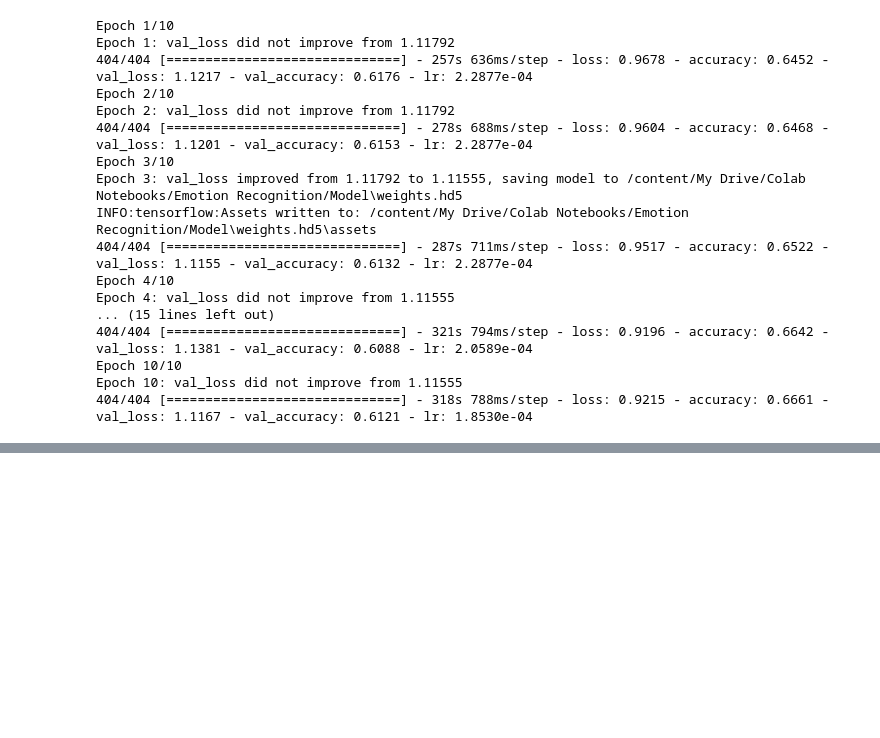
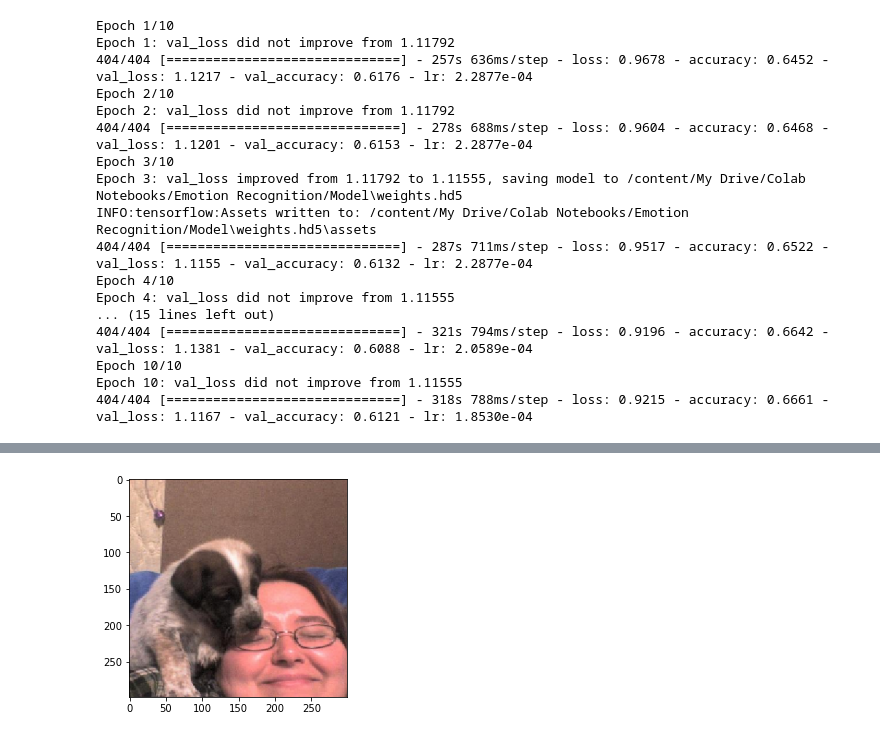
Before and after one commit to CSCI4850/s22-team1-project, a Jupyter notebook: Emotion-Final.ipynb, the cells around one changed output, grey strips where cells are left out. Cells and saved outputs as stored; diff of their text form; code cells hidden in the pictures; blank space fills up the shorter version.

```diff
--- a/Emotion-Final.ipynb
+++ b/Emotion-Final.ipynb
@@ -224,0 +258,5 @@ Epoch 10: val_loss did not improve from 1.11555
+# %%
+plt.imshow(image.array_to_img(dog_X[1,:,:,:]))
+plt.show()
+# %% [output]
+[figure, added]
```
Also changed, not shown: parts of 51 cells of this notebook, 1 other file.
